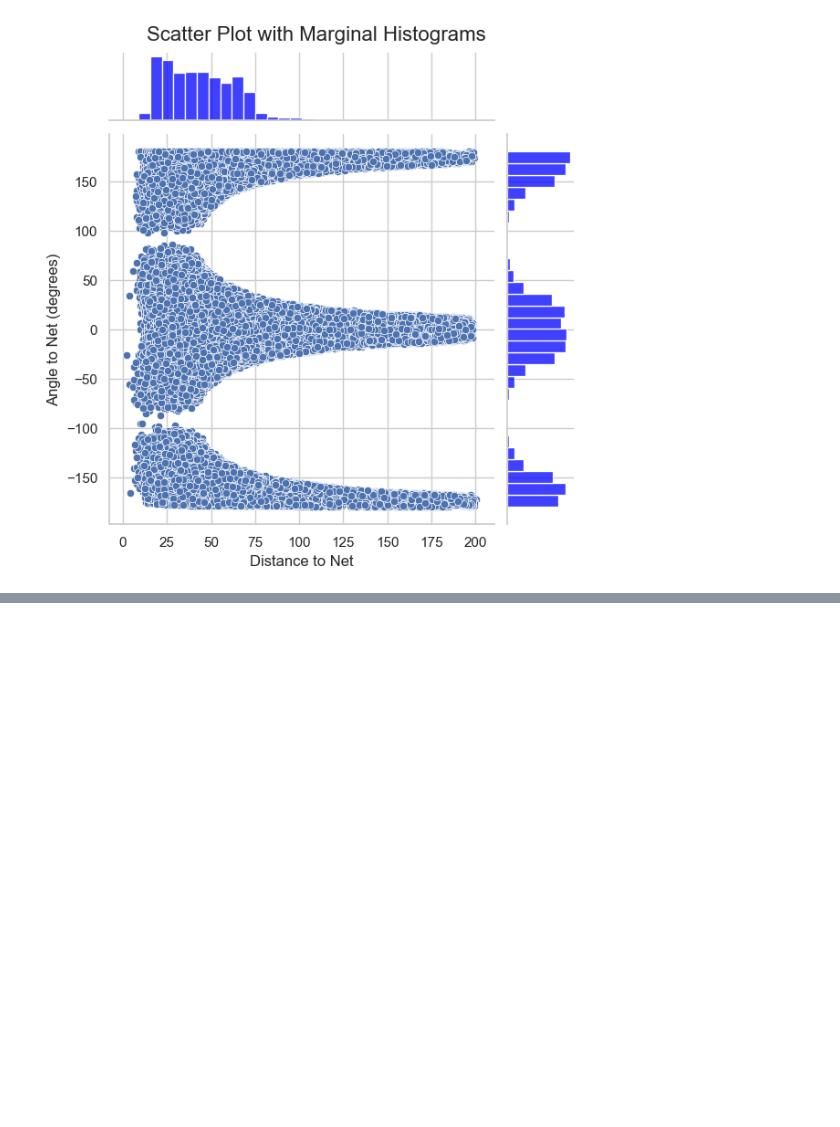
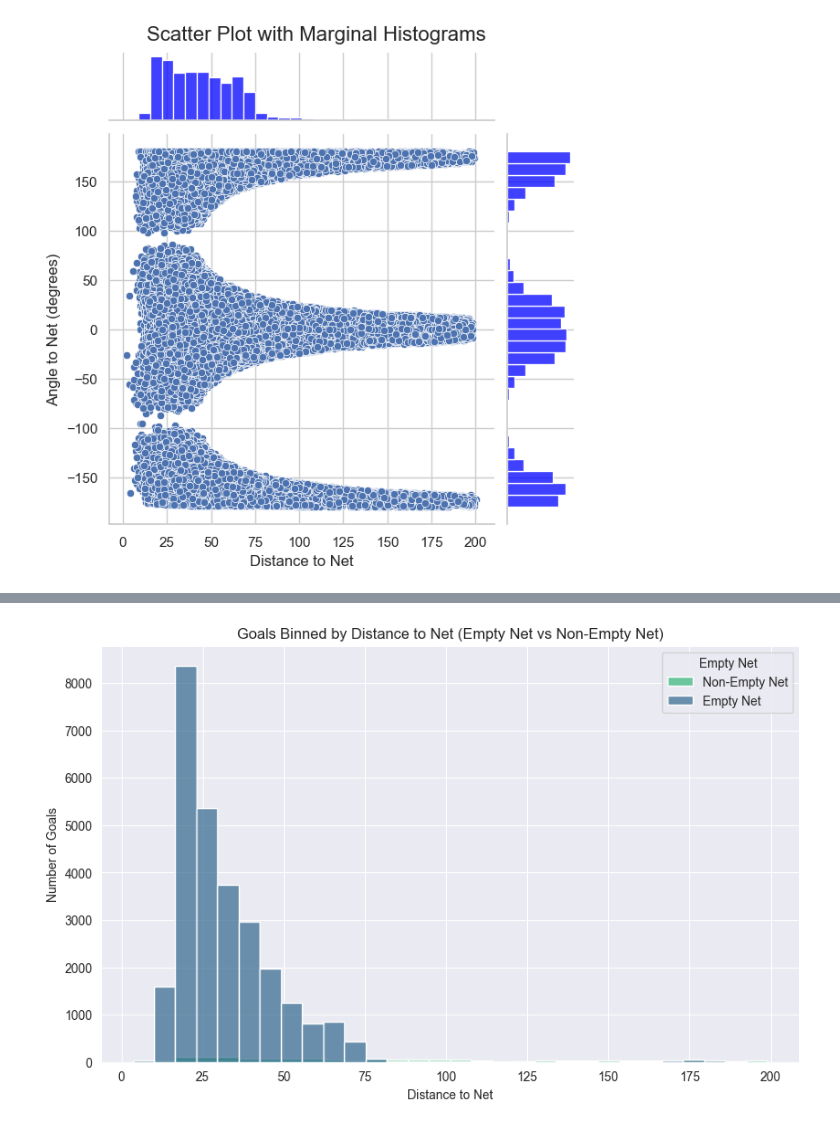
Before and after one commit to Faj1223/NHL-project, a Jupyter notebook: ift6758/notebooks/Question2-milestone2.ipynb, the cells around one changed output, grey strips where cells are left out. Cells and saved outputs as stored; diff of their text form; code cells hidden in the pictures; blank space fills up the shorter version.

```diff
--- a/ift6758/notebooks/Question2-milestone2.ipynb
+++ b/ift6758/notebooks/Question2-milestone2.ipynb
@@ -51,0 +71,9 @@ visualizer.plot_goal_rate(
+# %%
+from ift6758.controller.nhl_shot_visualizer import NHLShotVisualizer
+
+# Filter for goals only
+goals_df = train_val_df[train_val_df['is_goal'] == 1]
+visualizer = NHLShotVisualizer(goals_df)
+visualizer.plot_goal_histogram()
+# %% [output]
+[figure, added]
```
Also changed, not shown: parts of 5 cells of this notebook, 1 other file.
